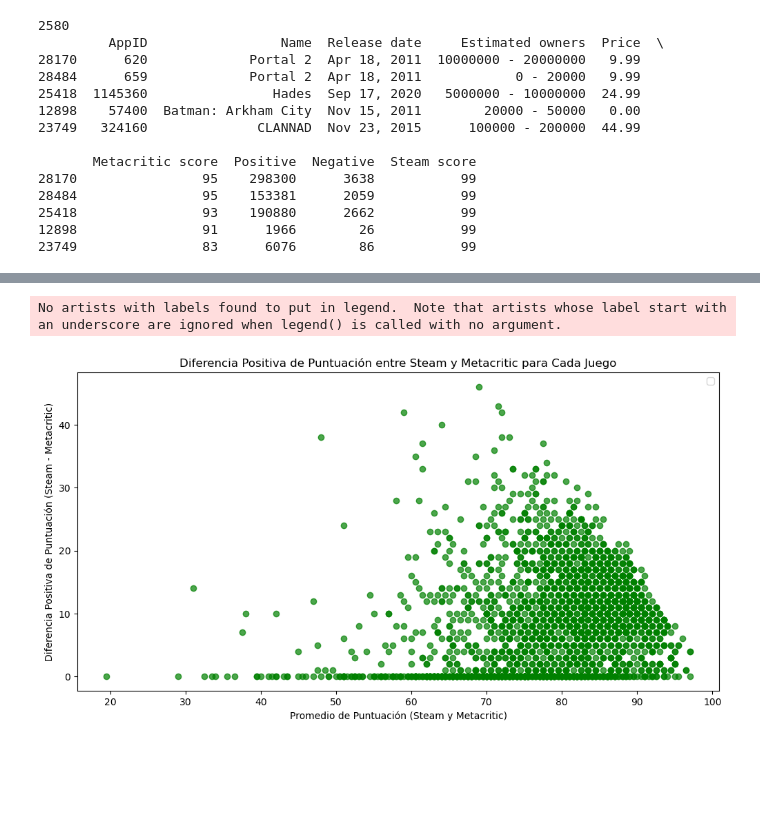
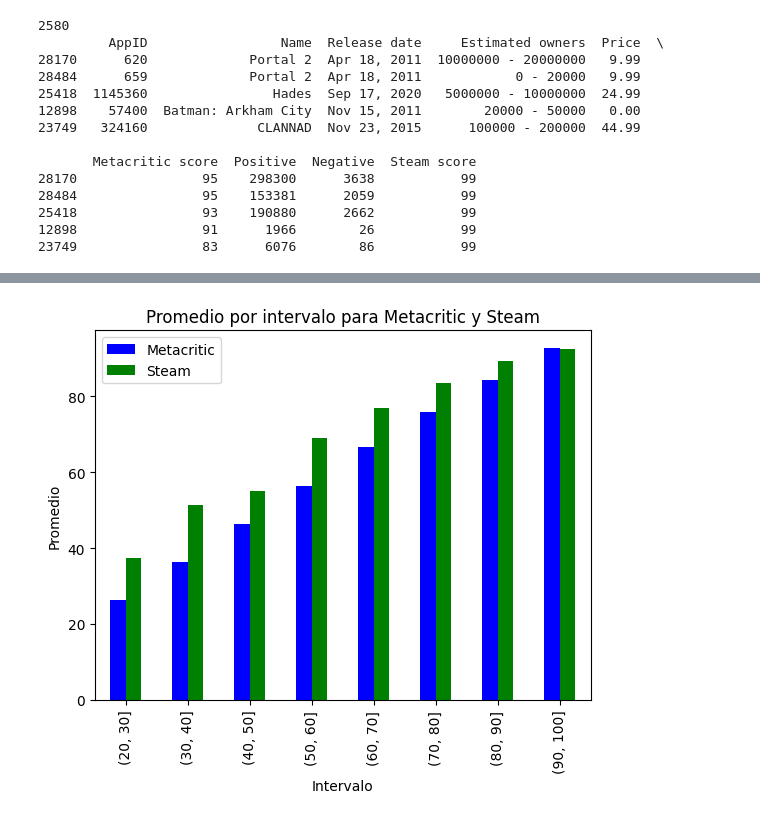
Before and after one commit to VicenteA18UCN/IDS_PROJECT, a Jupyter notebook: proyecto.ipynb, the cells around one changed output, grey strips where cells are left out. Cells and saved outputs as stored; diff of their text form; code cells hidden in the pictures; blank space fills up the shorter version.

Commit message:
grafico promedio metacritic y steam por intervalos de 10

```diff
--- a/proyecto.ipynb
+++ b/proyecto.ipynb
@@ -73,32 +73,41 @@ plt.show()
-# %%
-# Leer el archivo CSV
-df = pd.read_csv('filtered_games.csv')
-
-# Seleccionar las columnas relevantes
-df = df[['AppID', 'Name', 'Metacritic score', 'Steam score']]
-
-# Calcular el promedio de las puntuaciones
-df['Promedio'] = (df['Metacritic score'] + df['Steam score']) / 2
-
-# Calcular la diferencia positiva entre las puntuaciones
-df['Diferencia Positiva'] = df['Steam score'] - df['Metacritic score']
-df['Diferencia Positiva'] = df['Diferencia Positiva'].apply(lambda x: max(0, x))  # Asegurar que la diferencia sea positiva
-
-# Crear un gráfico de puntos
-plt.figure(figsize=(12, 6))
-
-# Dibujar los puntos
-plt.scatter(df['Promedio'], df['Diferencia Positiva'], color='green', alpha=0.7)
-
-
-# Añadir etiquetas y título
-plt.xlabel('Promedio de Puntuación (Steam y Metacritic)')
-plt.ylabel('Diferencia Positiva de Puntuación (Steam - Metacritic)')
-plt.title('Diferencia Positiva de Puntuación entre Steam y Metacritic para Cada Juego')
-plt.legend()
-
-# Mostrar el gráfico
-plt.show()
-# %% [output]
-No artists with labels found to put in legend.  Note that artists whose label start with an underscore are ignored when legend() is called with no argument.
-[figure, removed]
+# %%
+# Leer el archivo CSV
+df = pd.read_csv('filtered_games.csv')
+
+# Seleccionar las columnas relevantes
+df = df[['AppID', 'Name', 'Metacritic score', 'Steam score']]
+
+# Calcular el promedio de las puntuaciones
+
+# Crear los intervalos
+bins = range(0, 101, 10)
+
+# Dividir los datos en intervalos
+df['Intervalo'] = pd.cut(df['Metacritic score'], bins)
+
+# Calcular el promedio para cada intervalo
+promedio_por_intervalo_metacritic = df.groupby('Intervalo', observed=True)['Metacritic score'].mean()
+
+# Calcular el promedio para cada intervalo
+promedio_por_intervalo_steam = df.groupby('Intervalo', observed=True)['Steam score'].mean()
+
+# print("Promedio por intervalo para Metacritic:")
+# print(promedio_por_intervalo_metacritic)
+
+# print("\nPromedio por intervalo para Steam:")
+# print(promedio_por_intervalo_steam)
+
+# Crear un DataFrame con los promedios por intervalo
+df_promedios = pd.DataFrame({
+    'Metacritic': promedio_por_intervalo_metacritic,
+    'Steam': promedio_por_intervalo_steam
+})
+
+# Graficar los promedios en un solo gráfico de barras
+df_promedios.plot.bar(color=['blue', 'green'])
+plt.title('Promedio por intervalo para Metacritic y Steam')
+plt.xlabel('Intervalo')
+plt.ylabel('Promedio')
+plt.show()
+# %% [output]
+[figure, added]
```
Also changed, not shown: parts of 1 cell of this notebook.
